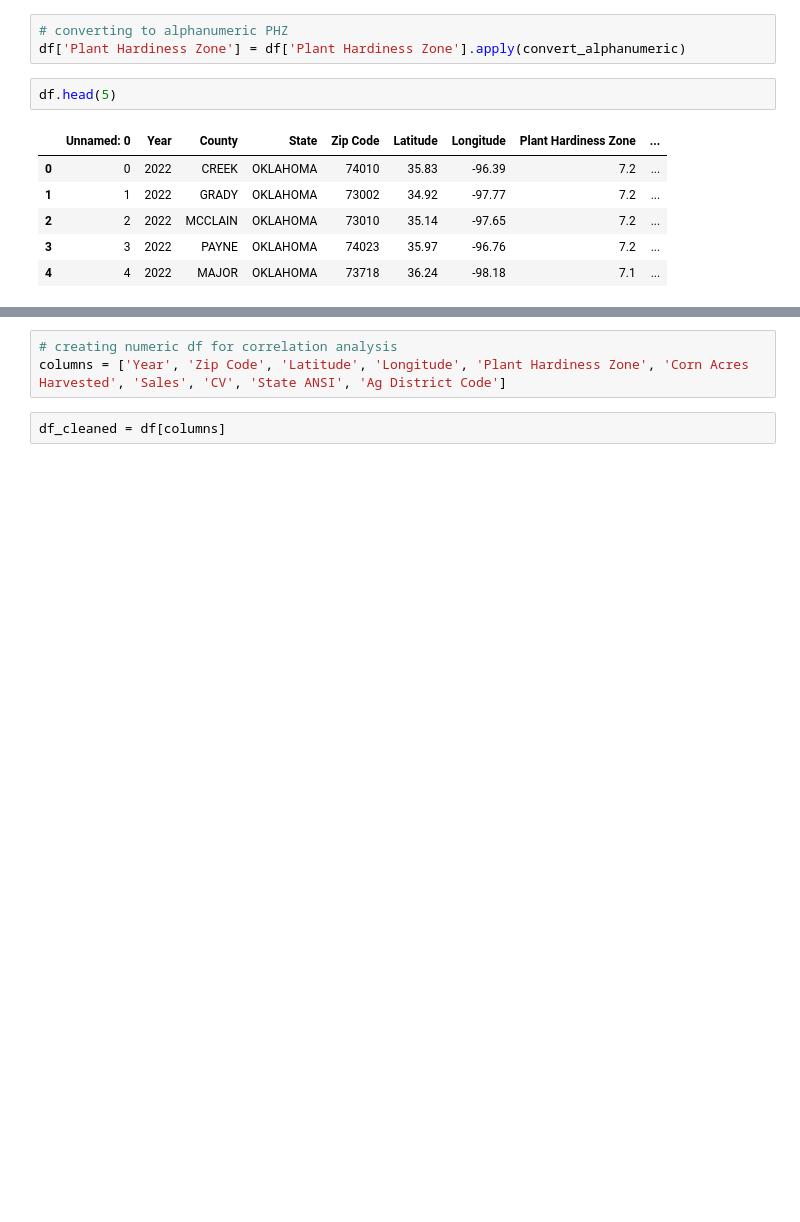
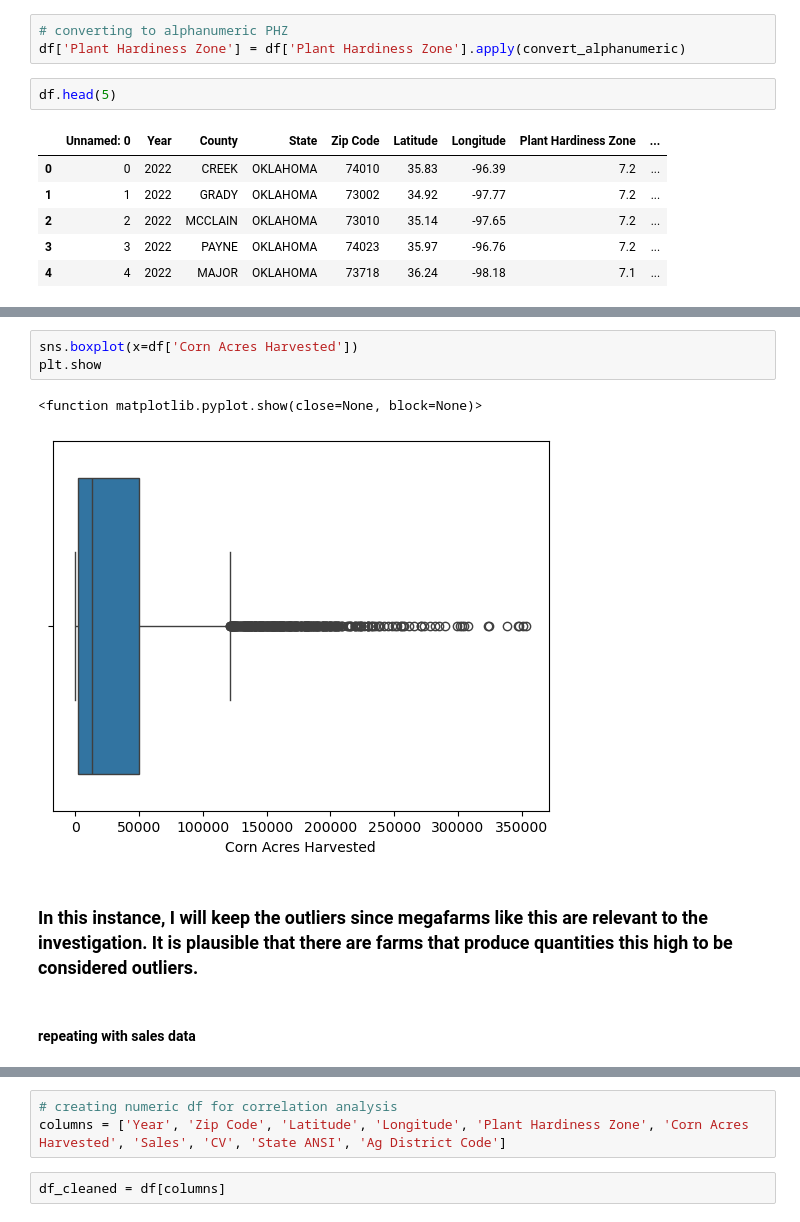
Before and after one commit to sh-arky/Climate_Maize, a Jupyter notebook: Scripts/PHZ_Correlations.ipynb, the cells around one changed output, grey strips where cells are left out. Saved outputs shown, nothing was run; the diff lists cells and outputs as text; blank space fills up the shorter version.

```diff
--- a/Scripts/PHZ_Correlations.ipynb
+++ b/Scripts/PHZ_Correlations.ipynb
@@ -81,0 +134,10 @@ df.head(5)
+# %%
+sns.boxplot(x=df['Corn Acres Harvested'])
+plt.show
+# %% [output]
+<function matplotlib.pyplot.show(close=None, block=None)>
+[figure, added]
+# %% [markdown]
+### In this instance, I will keep the outliers since megafarms like this are relevant to the investigation. It is plausible that there are farms that produce quantities this high to be considered outliers.
+# %% [markdown]
+#### repeating with sales data
```
Also changed, not shown: parts of 33 cells of this notebook, 5 other files.
